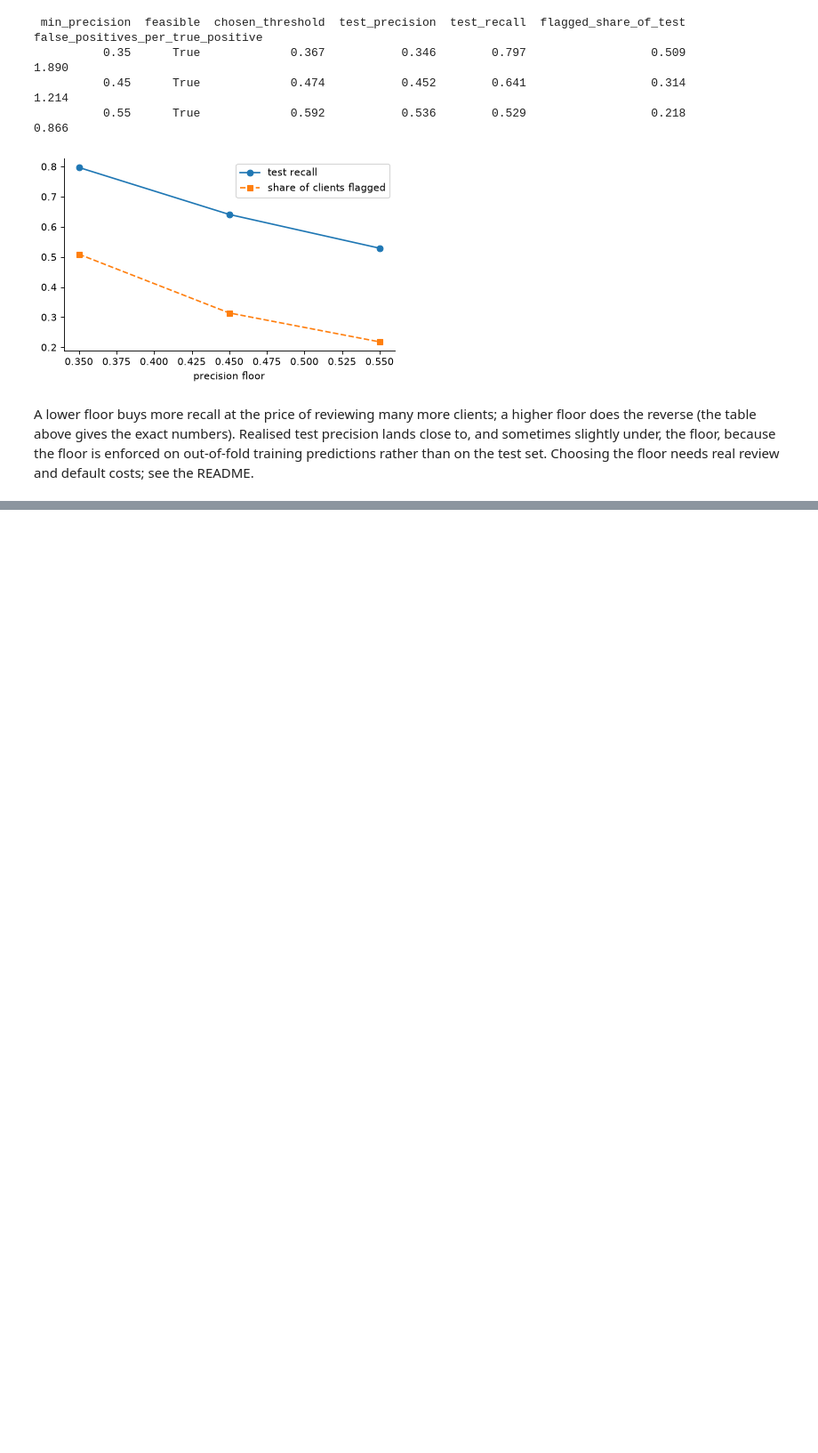
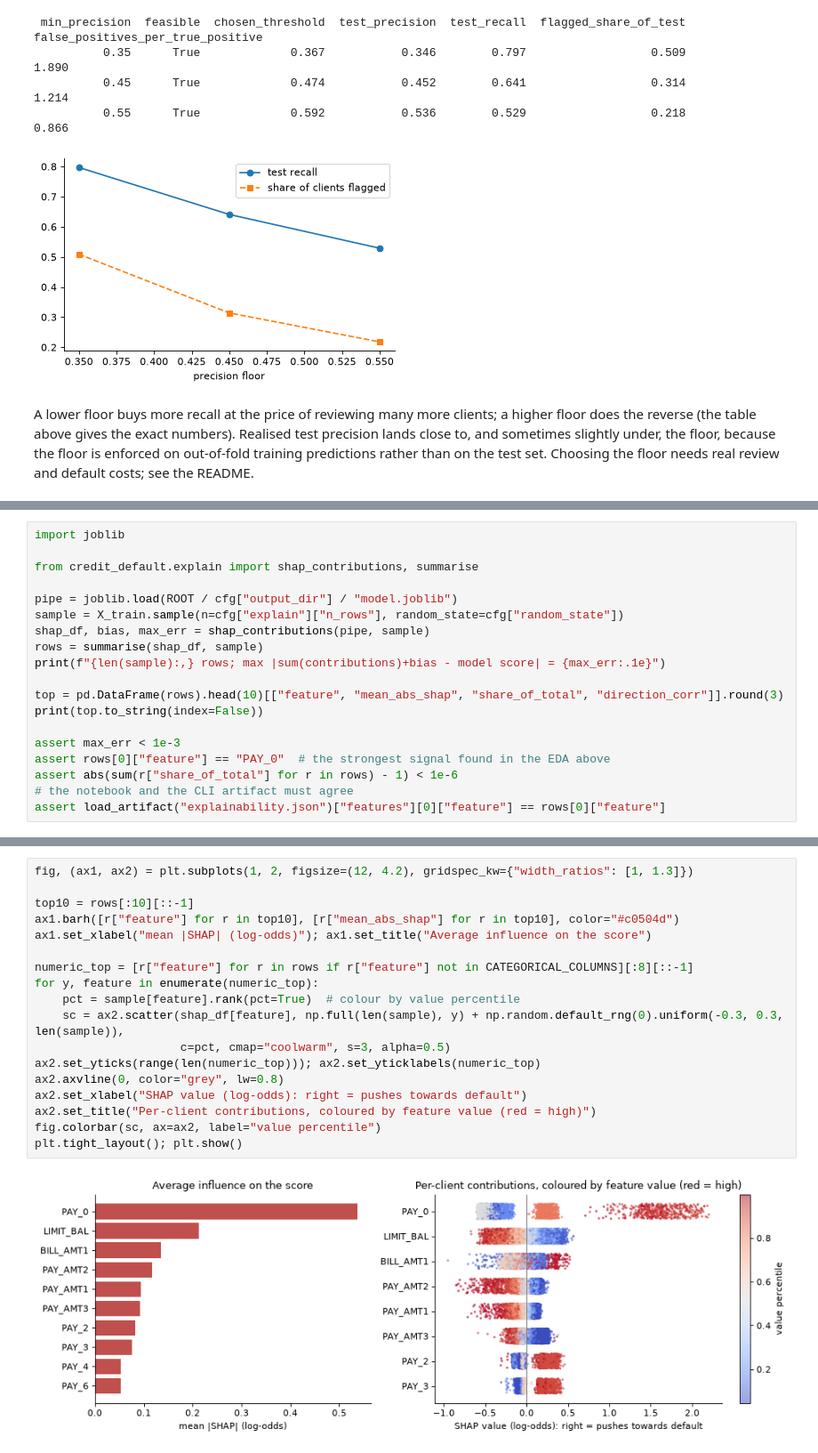
Before and after one commit to AshishSiwach/Credit-Card-Default, a Jupyter notebook: notebooks/01_eda_and_experiments.ipynb, the cells around one changed output, grey strips where cells are left out. Shown at 89% size. Cells and saved outputs as stored; diff of their text form; blank space fills up the shorter version.

Commit message:
Add GitHub Actions CI; wire tuning and SHAP into README, notebook and docs
Co-Authored-By: Claude Sonnet 5.5 <noreply@anthropic.com>

```diff
--- a/notebooks/01_eda_and_experiments.ipynb
+++ b/notebooks/01_eda_and_experiments.ipynb
@@ -280,0 +285,19 @@ A lower floor buys more recall at the price of reviewing many more clients; a hi
+# %%
+import joblib
+
+from credit_default.explain import shap_contributions, summarise
+
+pipe = joblib.load(ROOT / cfg["output_dir"] / "model.joblib")
+sample = X_train.sample(n=cfg["explain"]["n_rows"], random_state=cfg["random_state"])
+shap_df, bias, max_err = shap_contributions(pipe, sample)
+rows = summarise(shap_df, sample)
+print(f"{len(sample):,} rows; max |sum(contributions)+bias - model score| = {max_err:.1e}")
+
+top = pd.DataFrame(rows).head(10)[["feature", "mean_abs_shap", "share_of_total", "direction_corr"]].round(3)
+print(top.to_string(index=False))
+
+assert max_err < 1e-3
+assert rows[0]["feature"] == "PAY_0"  # the strongest signal found in the EDA above
+assert abs(sum(r["share_of_total"] for r in rows) - 1) < 1e-6
+# the notebook and the CLI artifact must agree
+assert load_artifact("explainability.json")["features"][0]["feature"] == rows[0]["feature"]
@@ -280,0 +317,20 @@ A lower floor buys more recall at the price of reviewing many more clients; a hi
+# %%
+fig, (ax1, ax2) = plt.subplots(1, 2, figsize=(12, 4.2), gridspec_kw={"width_ratios": [1, 1.3]})
+
+top10 = rows[:10][::-1]
+ax1.barh([r["feature"] for r in top10], [r["mean_abs_shap"] for r in top10], color="#c0504d")
+ax1.set_xlabel("mean |SHAP| (log-odds)"); ax1.set_title("Average influence on the score")
+
+numeric_top = [r["feature"] for r in rows if r["feature"] not in CATEGORICAL_COLUMNS][:8][::-1]
+for y, feature in enumerate(numeric_top):
+    pct = sample[feature].rank(pct=True)  # colour by value percentile
+    sc = ax2.scatter(shap_df[feature], np.full(len(sample), y) + np.random.default_rng(0).uniform(-0.3, 0.3, len(sample)),
+                     c=pct, cmap="coolwarm", s=3, alpha=0.5)
+ax2.set_yticks(range(len(numeric_top))); ax2.set_yticklabels(numeric_top)
+ax2.axvline(0, color="grey", lw=0.8)
+ax2.set_xlabel("SHAP value (log-odds): right = pushes towards default")
+ax2.set_title("Per-client contributions, coloured by feature value (red = high)")
+fig.colorbar(sc, ax=ax2, label="value percentile")
+plt.tight_layout(); plt.show()
+# %% [output]
+[figure, added]
```
Also changed, not shown: parts of 4 cells of this notebook, 7 other files.
